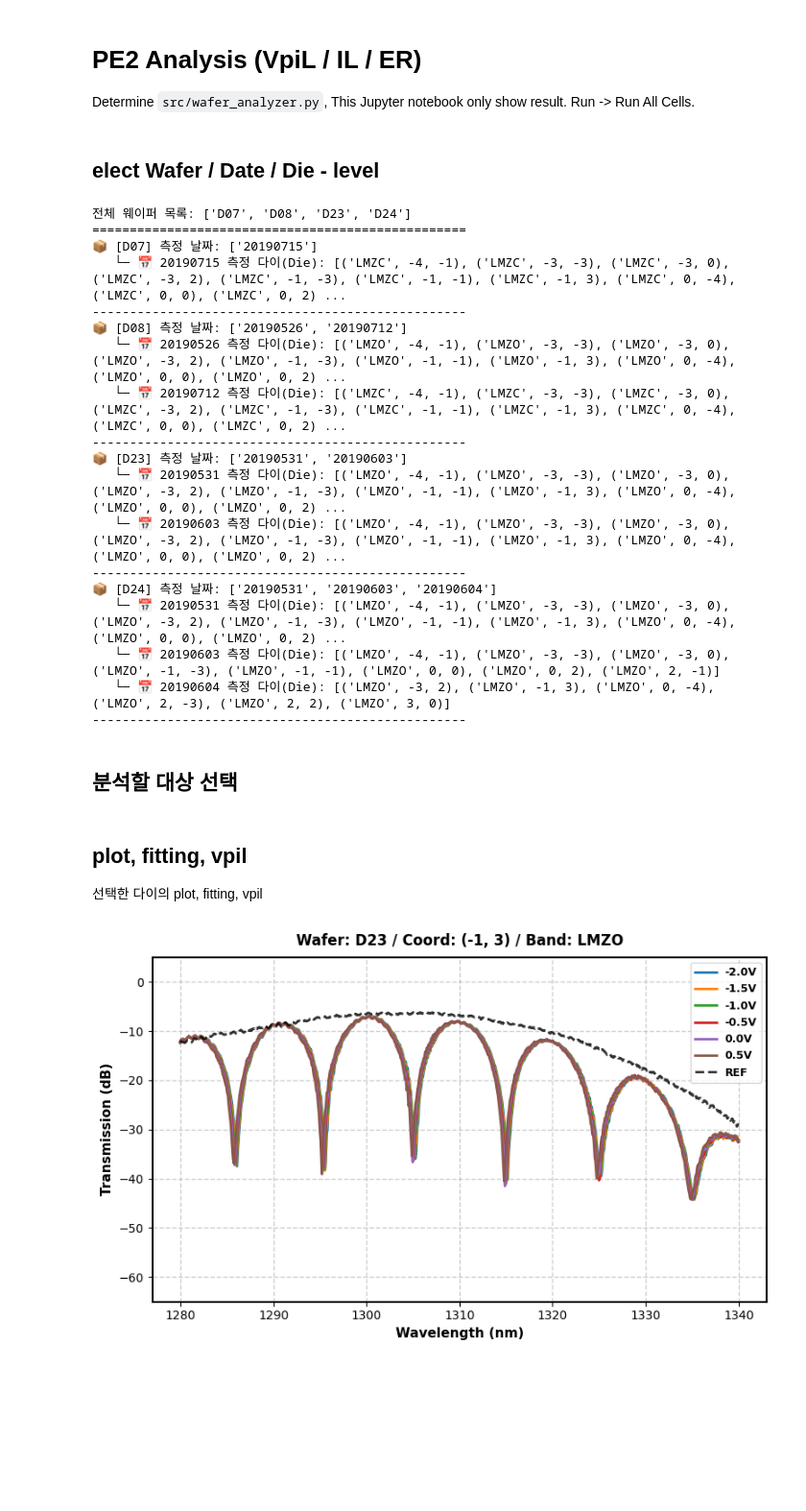
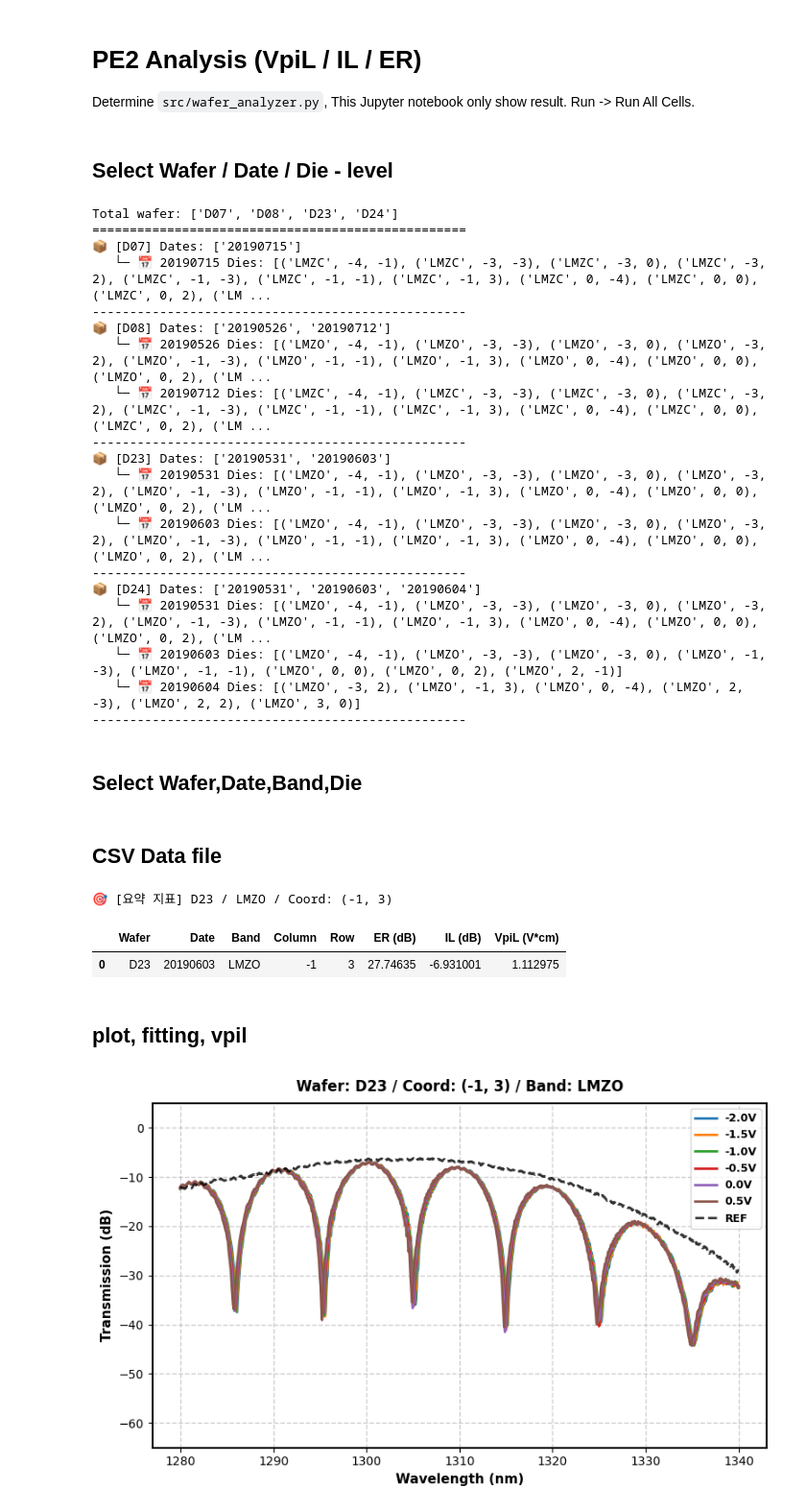
Before and after one commit to hanseo-k/PE2, a Jupyter notebook: PE2_dashboard.ipynb, the cells around one changed output. Shown at 96% size. Saved outputs shown, nothing was run; the diff lists cells and outputs as text; code cells hidden in the pictures; blank space fills up the shorter version.

```diff
--- a/PE2_dashboard.ipynb
+++ b/PE2_dashboard.ipynb
@@ -13,53 +13,60 @@ WAFERS = ['D07', 'D08', 'D23', 'D24']
 data = wa.load(FOLDER, WAFERS)
 length_map = wa.build_length_map(FOLDER, WAFERS)
 # %% [markdown]
-## elect Wafer / Date / Die - level
+## Select Wafer / Date / Die - level
 # %%
-# 1. 전체 웨이퍼 목록 가져오기
 wafers = wa.list_wafers(data)
-print(f"전체 웨이퍼 목록: {wafers}")
+print(f"Total wafer: {wafers}")
 print("=" * 50)
 
-# 2. 각 웨이퍼별로 반복
 for wafer in wafers:
     dates = wa.list_dates(data, wafer)
-    print(f"📦 [{wafer}] 측정 날짜: {dates}")
+    print(f"📦 [{wafer}] Dates: {dates}")
 
-    # 3. 해당 웨이퍼의 각 날짜별로 반복
     for date in dates:
         dies = wa.list_dies(data, wafer, date)
-        print(f"   └─ 📅 {date} 측정 다이(Die): {dies}")
+        print(f"   └─ 📅 {date} Dies: {dies}")
 
-    print("-" * 50) # 웨이퍼 간 구분을 위한 선
+    print("-" * 50)
 # %% [output]
-전체 웨이퍼 목록: ['D07', 'D08', 'D23', 'D24']
+Total wafer: ['D07', 'D08', 'D23', 'D24']
 ==================================================
-📦 [D07] 측정 날짜: ['20190715']
-   └─ 📅 20190715 측정 다이(Die): [('LMZC', -4, -1), ('LMZC', -3, -3), ('LMZC', -3, 0), ('LMZC', -3, 2), ('LMZC', -1, -3), ('LMZC', -1, -1), ('LMZC', -1, 3), ('LMZC', 0, -4), ('LMZC', 0, 0), ('LMZC', 0, 2) ...
+📦 [D07] Dates: ['20190715']
+   └─ 📅 20190715 Dies: [('LMZC', -4, -1), ('LMZC', -3, -3), ('LMZC', -3, 0), ('LMZC', -3, 2), ('LMZC', -1, -3), ('LMZC', -1, -1), ('LMZC', -1, 3), ('LMZC', 0, -4), ('LMZC', 0, 0), ('LMZC', 0, 2), ('LM ...
 --------------------------------------------------
-📦 [D08] 측정 날짜: ['20190526', '20190712']
-   └─ 📅 20190526 측정 다이(Die): [('LMZO', -4, -1), ('LMZO', -3, -3), ('LMZO', -3, 0), ('LMZO', -3, 2), ('LMZO', -1, -3), ('LMZO', -1, -1), ('LMZO', -1, 3), ('LMZO', 0, -4), ('LMZO', 0, 0), ('LMZO', 0, 2) ...
-   └─ 📅 20190712 측정 다이(Die): [('LMZC', -4, -1), ('LMZC', -3, -3), ('LMZC', -3, 0), ('LMZC', -3, 2), ('LMZC', -1, -3), ('LMZC', -1, -1), ('LMZC', -1, 3), ('LMZC', 0, -4), ('LMZC', 0, 0), ('LMZC', 0, 2) ...
+📦 [D08] Dates: ['20190526', '20190712']
+   └─ 📅 20190526 Dies: [('LMZO', -4, -1), ('LMZO', -3, -3), ('LMZO', -3, 0), ('LMZO', -3, 2), ('LMZO', -1, -3), ('LMZO', -1, -1), ('LMZO', -1, 3), ('LMZO', 0, -4), ('LMZO', 0, 0), ('LMZO', 0, 2), ('LM ...
+   └─ 📅 20190712 Dies: [('LMZC', -4, -1), ('LMZC', -3, -3), ('LMZC', -3, 0), ('LMZC', -3, 2), ('LMZC', -1, -3), ('LMZC', -1, -1), ('LMZC', -1, 3), ('LMZC', 0, -4), ('LMZC', 0, 0), ('LMZC', 0, 2), ('LM ...
 --------------------------------------------------
-📦 [D23] 측정 날짜: ['20190531', '20190603']
-   └─ 📅 20190531 측정 다이(Die): [('LMZO', -4, -1), ('LMZO', -3, -3), ('LMZO', -3, 0), ('LMZO', -3, 2), ('LMZO', -1, -3), ('LMZO', -1, -1), ('LMZO', -1, 3), ('LMZO', 0, -4), ('LMZO', 0, 0), ('LMZO', 0, 2) ...
-   └─ 📅 20190603 측정 다이(Die): [('LMZO', -4, -1), ('LMZO', -3, -3), ('LMZO', -3, 0), ('LMZO', -3, 2), ('LMZO', -1, -3), ('LMZO', -1, -1), ('LMZO', -1, 3), ('LMZO', 0, -4), ('LMZO', 0, 0), ('LMZO', 0, 2) ...
+📦 [D23] Dates: ['20190531', '20190603']
+   └─ 📅 20190531 Dies: [('LMZO', -4, -1), ('LMZO', -3, -3), ('LMZO', -3, 0), ('LMZO', -3, 2), ('LMZO', -1, -3), ('LMZO', -1, -1), ('LMZO', -1, 3), ('LMZO', 0, -4), ('LMZO', 0, 0), ('LMZO', 0, 2), ('LM ...
+   └─ 📅 20190603 Dies: [('LMZO', -4, -1), ('LMZO', -3, -3), ('LMZO', -3, 0), ('LMZO', -3, 2), ('LMZO', -1, -3), ('LMZO', -1, -1), ('LMZO', -1, 3), ('LMZO', 0, -4), ('LMZO', 0, 0), ('LMZO', 0, 2), ('LM ...
 --------------------------------------------------
-📦 [D24] 측정 날짜: ['20190531', '20190603', '20190604']
-   └─ 📅 20190531 측정 다이(Die): [('LMZO', -4, -1), ('LMZO', -3, -3), ('LMZO', -3, 0), ('LMZO', -3, 2), ('LMZO', -1, -3), ('LMZO', -1, -1), ('LMZO', -1, 3), ('LMZO', 0, -4), ('LMZO', 0, 0), ('LMZO', 0, 2) ...
-   └─ 📅 20190603 측정 다이(Die): [('LMZO', -4, -1), ('LMZO', -3, -3), ('LMZO', -3, 0), ('LMZO', -1, -3), ('LMZO', -1, -1), ('LMZO', 0, 0), ('LMZO', 0, 2), ('LMZO', 2, -1)]
-   └─ 📅 20190604 측정 다이(Die): [('LMZO', -3, 2), ('LMZO', -1, 3), ('LMZO', 0, -4), ('LMZO', 2, -3), ('LMZO', 2, 2), ('LMZO', 3, 0)]
+📦 [D24] Dates: ['20190531', '20190603', '20190604']
+   └─ 📅 20190531 Dies: [('LMZO', -4, -1), ('LMZO', -3, -3), ('LMZO', -3, 0), ('LMZO', -3, 2), ('LMZO', -1, -3), ('LMZO', -1, -1), ('LMZO', -1, 3), ('LMZO', 0, -4), ('LMZO', 0, 0), ('LMZO', 0, 2), ('LM ...
+   └─ 📅 20190603 Dies: [('LMZO', -4, -1), ('LMZO', -3, -3), ('LMZO', -3, 0), ('LMZO', -1, -3), ('LMZO', -1, -1), ('LMZO', 0, 0), ('LMZO', 0, 2), ('LMZO', 2, -1)]
+   └─ 📅 20190604 Dies: [('LMZO', -3, 2), ('LMZO', -1, 3), ('LMZO', 0, -4), ('LMZO', 2, -3), ('LMZO', 2, 2), ('LMZO', 3, 0)]
 --------------------------------------------------
 # %% [markdown]
-## 분석할 대상 선택
+## Select Wafer,Date,Band,Die
 # %%
 WAFER = 'D23'
 DATE  = '20190603'
 BAND  = 'LMZO'        # LMZC(C-band) 또는 LMZO(O-band)
 DIE   = (-1, 3)      # (열, 행) - VpiL 곡선 볼 다이
+# %% [markdown]
+## CSV Data file
+# %%
+wa.display_die_table(data, length_map, WAFER, DATE, BAND, *DIE)
+
+# (선택) 그래프를 구성하는 X, Y축 원본 데이터까지 표로 보고 싶을 때
+# wa.display_die_table(data, length_map, WAFER, DATE, BAND, *DIE, show_raw=True)
+# %% [output]
+🎯 [요약 지표] D23 / LMZO / Coord: (-1, 3)
+|  | Wafer | Date | Band | Column | Row | ER (dB) | IL (dB) | VpiL (V*cm) |
+| 0 | D23 | 20190603 | LMZO | -1 | 3 | 27.74635 | -6.931001 | 1.112975 |
 # %% [markdown]
 ## plot, fitting, vpil
-선택한 다이의 plot, fitting, vpil
 # %%
 wa.plot_die_plot(data, length_map, WAFER, DATE, BAND, *DIE)
 wa.plot_die_fitting(data, length_map, WAFER, DATE, BAND, *DIE)
```
Also changed, not shown: parts of 1 cell of this notebook, 1 other file.
